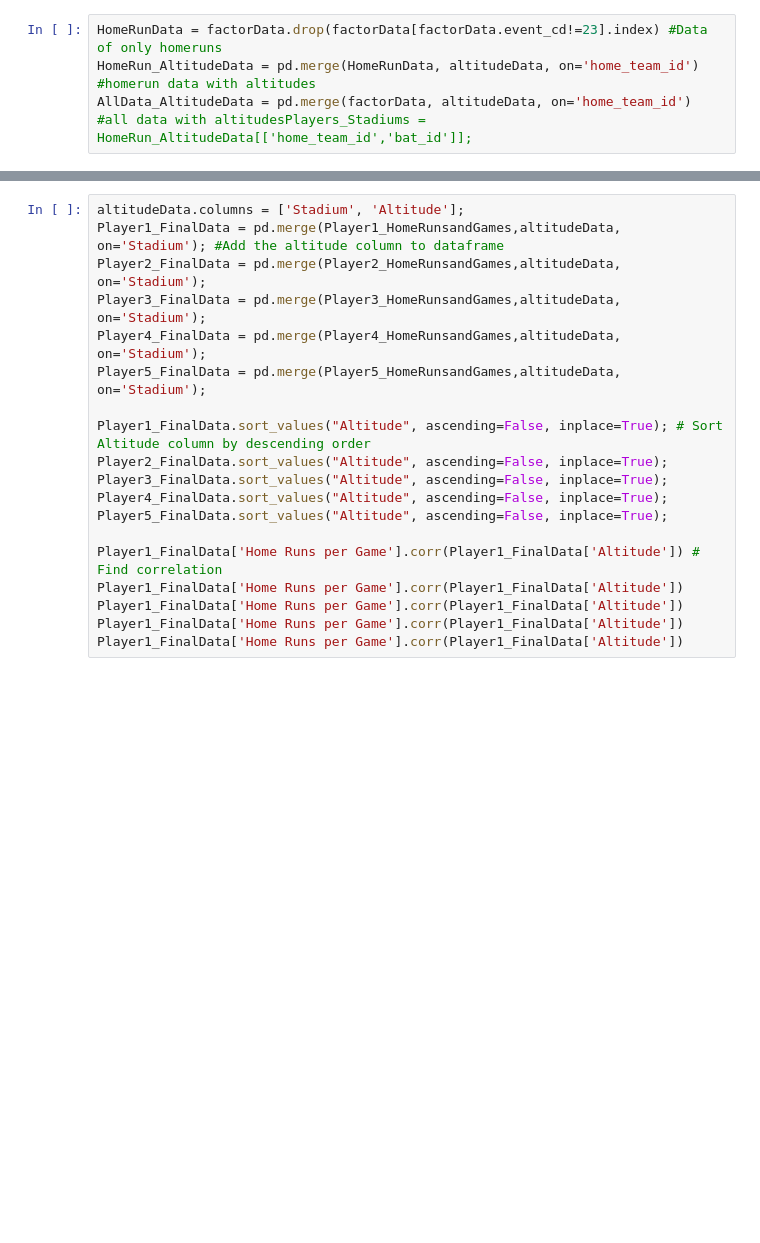
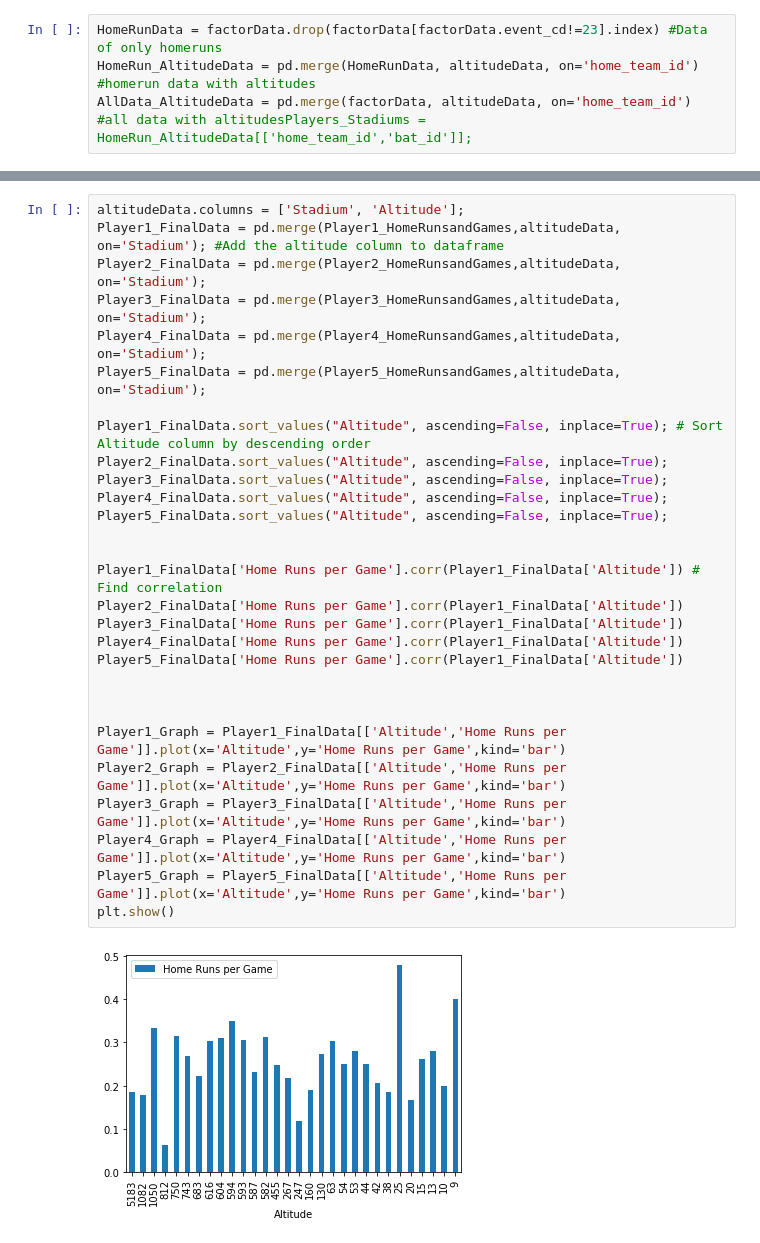
Before and after one commit to SamBusser30/Park_Factor-, a Jupyter notebook: Project_Code/Player_Homerun_Stats.ipynb, the cells around one changed output, grey strips where cells are left out. Saved outputs shown, nothing was run; the diff lists cells and outputs as text; blank space fills up the shorter version.

```diff
--- a/Project_Code/Player_Homerun_Stats.ipynb
+++ b/Project_Code/Player_Homerun_Stats.ipynb
@@ -173,19 +173,31 @@ Player1_HomeRunsandGames
 # %%
 altitudeData.columns = ['Stadium', 'Altitude'];
 Player1_FinalData = pd.merge(Player1_HomeRunsandGames,altitudeData, on='Stadium'); #Add the altitude column to dataframe
 Player2_FinalData = pd.merge(Player2_HomeRunsandGames,altitudeData, on='Stadium');
 Player3_FinalData = pd.merge(Player3_HomeRunsandGames,altitudeData, on='Stadium');
 Player4_FinalData = pd.merge(Player4_HomeRunsandGames,altitudeData, on='Stadium');
 Player5_FinalData = pd.merge(Player5_HomeRunsandGames,altitudeData, on='Stadium');
 
 Player1_FinalData.sort_values("Altitude", ascending=False, inplace=True); # Sort Altitude column by descending order
 Player2_FinalData.sort_values("Altitude", ascending=False, inplace=True);
 Player3_FinalData.sort_values("Altitude", ascending=False, inplace=True);
 Player4_FinalData.sort_values("Altitude", ascending=False, inplace=True);
 Player5_FinalData.sort_values("Altitude", ascending=False, inplace=True);
 
+
 Player1_FinalData['Home Runs per Game'].corr(Player1_FinalData['Altitude']) # Find correlation
-Player1_FinalData['Home Runs per Game'].corr(Player1_FinalData['Altitude'])
-Player1_FinalData['Home Runs per Game'].corr(Player1_FinalData['Altitude'])
-Player1_FinalData['Home Runs per Game'].corr(Player1_FinalData['Altitude'])
-Player1_FinalData['Home Runs per Game'].corr(Player1_FinalData['Altitude'])
+Player2_FinalData['Home Runs per Game'].corr(Player1_FinalData['Altitude'])
+Player3_FinalData['Home Runs per Game'].corr(Player1_FinalData['Altitude'])
+Player4_FinalData['Home Runs per Game'].corr(Player1_FinalData['Altitude'])
+Player5_FinalData['Home Runs per Game'].corr(Player1_FinalData['Altitude'])
+
+
+
+Player1_Graph = Player1_FinalData[['Altitude','Home Runs per Game']].plot(x='Altitude',y='Home Runs per Game',kind='bar')
+Player2_Graph = Player2_FinalData[['Altitude','Home Runs per Game']].plot(x='Altitude',y='Home Runs per Game',kind='bar')
+Player3_Graph = Player3_FinalData[['Altitude','Home Runs per Game']].plot(x='Altitude',y='Home Runs per Game',kind='bar')
+Player4_Graph = Player4_FinalData[['Altitude','Home Runs per Game']].plot(x='Altitude',y='Home Runs per Game',kind='bar')
+Player5_Graph = Player5_FinalData[['Altitude','Home Runs per Game']].plot(x='Altitude',y='Home Runs per Game',kind='bar')
+plt.show()
+# %% [output]
+[figure, added]
```
Also changed, not shown: parts of 5 cells of this notebook, 1 other file.
